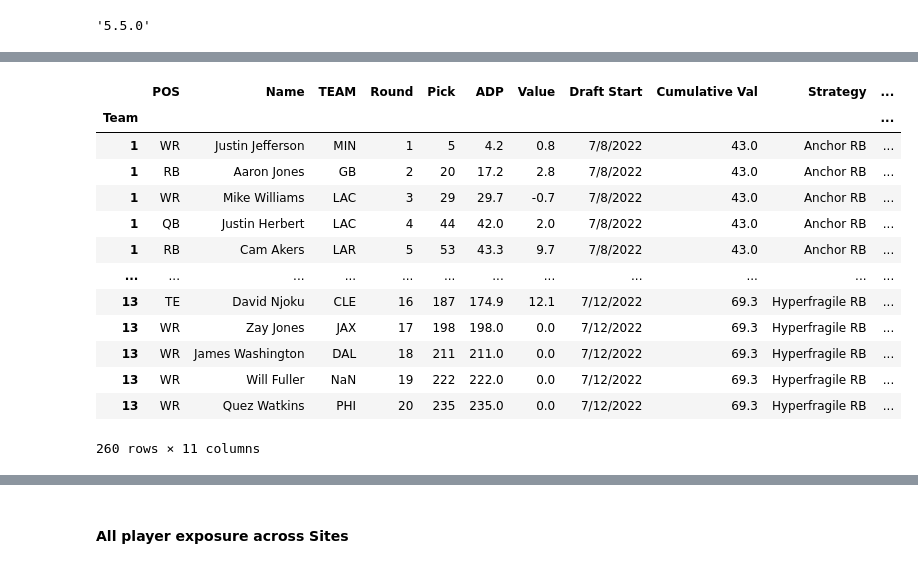
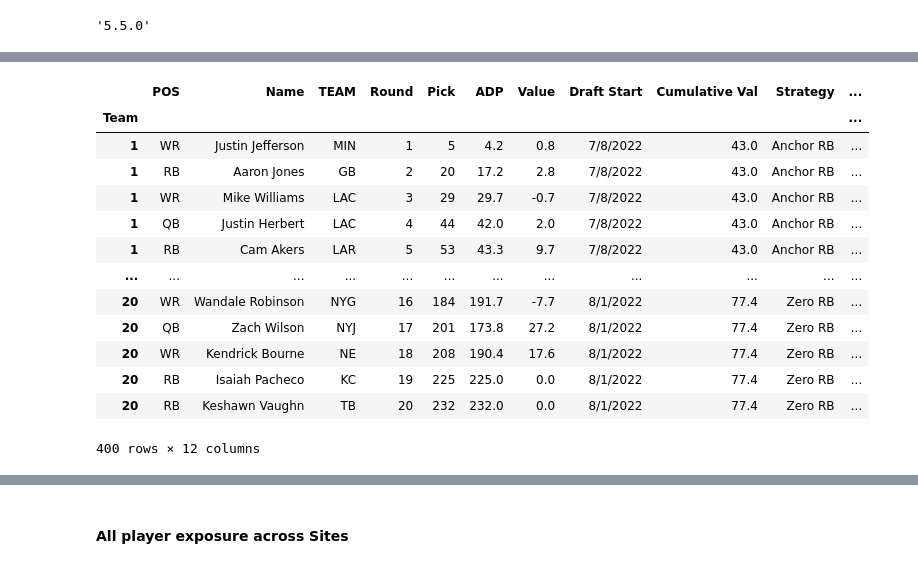
Before and after one commit to AndrewRucker/Fantasy-Football-and-Betting, a Jupyter notebook: BestBall/DK/DK.ipynb, the cells around one changed output, grey strips where cells are left out. Drawn from its saved outputs; the diff is of its cells as text; code cells hidden in the pictures.

```diff
--- a/BestBall/DK/DK.ipynb
+++ b/BestBall/DK/DK.ipynb
@@ -130,22 +151,22 @@ df
 # %%
 #Read in CSV to dataframe
-url2 = 'https://raw.githubusercontent.com/AndrewRucker/Fantasy-Football-and-Betting/main/BestBall/DK/DK3.csv'
-df2 = pd.read_csv(url2, index_col='Team')
-df2 = df2.dropna(how='all')
+url3 = 'https://raw.githubusercontent.com/AndrewRucker/Fantasy-Football-and-Betting/main/BestBall/DK/DK3.csv'
+df3 = pd.read_csv(url3, index_col='Team')
+df3 = df3.dropna(how='all')
 
-df2
+df3
 # %% [output]
 |  | POS | Name | TEAM | Round | Pick | ADP | Value | Draft Start | Cumulative Val | Strategy | ... |
 | Team |  |  |  |  |  |  |  |  |  |  | ... |
 | 1 | WR | Justin Jefferson | MIN | 1 | 5 | 4.2 | 0.8 | 7/8/2022 | 43.0 | Anchor RB | ... |
 | 1 | RB | Aaron Jones | GB | 2 | 20 | 17.2 | 2.8 | 7/8/2022 | 43.0 | Anchor RB | ... |
 | 1 | WR | Mike Williams | LAC | 3 | 29 | 29.7 | -0.7 | 7/8/2022 | 43.0 | Anchor RB | ... |
 | 1 | QB | Justin Herbert | LAC | 4 | 44 | 42.0 | 2.0 | 7/8/2022 | 43.0 | Anchor RB | ... |
 | 1 | RB | Cam Akers | LAR | 5 | 53 | 43.3 | 9.7 | 7/8/2022 | 43.0 | Anchor RB | ... |
 | ... | ... | ... | ... | ... | ... | ... | ... | ... | ... | ... | ... |
-| 13 | TE | David Njoku | CLE | 16 | 187 | 174.9 | 12.1 | 7/12/2022 | 69.3 | Hyperfragile RB | ... |
-| 13 | WR | Zay Jones | JAX | 17 | 198 | 198.0 | 0.0 | 7/12/2022 | 69.3 | Hyperfragile RB | ... |
-| 13 | WR | James Washington | DAL | 18 | 211 | 211.0 | 0.0 | 7/12/2022 | 69.3 | Hyperfragile RB | ... |
-| 13 | WR | Will Fuller | NaN | 19 | 222 | 222.0 | 0.0 | 7/12/2022 | 69.3 | Hyperfragile RB | ... |
-| 13 | WR | Quez Watkins | PHI | 20 | 235 | 235.0 | 0.0 | 7/12/2022 | 69.3 | Hyperfragile RB | ... |
+| 20 | WR | Wandale Robinson | NYG | 16 | 184 | 191.7 | -7.7 | 8/1/2022 | 77.4 | Zero RB | ... |
+| 20 | QB | Zach Wilson | NYJ | 17 | 201 | 173.8 | 27.2 | 8/1/2022 | 77.4 | Zero RB | ... |
+| 20 | WR | Kendrick Bourne | NE | 18 | 208 | 190.4 | 17.6 | 8/1/2022 | 77.4 | Zero RB | ... |
+| 20 | RB | Isaiah Pacheco | KC | 19 | 225 | 225.0 | 0.0 | 8/1/2022 | 77.4 | Zero RB | ... |
+| 20 | RB | Keshawn Vaughn | TB | 20 | 232 | 232.0 | 0.0 | 8/1/2022 | 77.4 | Zero RB | ... |
-260 rows × 11 columns
+400 rows × 12 columns
```
Also changed, not shown: parts of 53 cells of this notebook.
